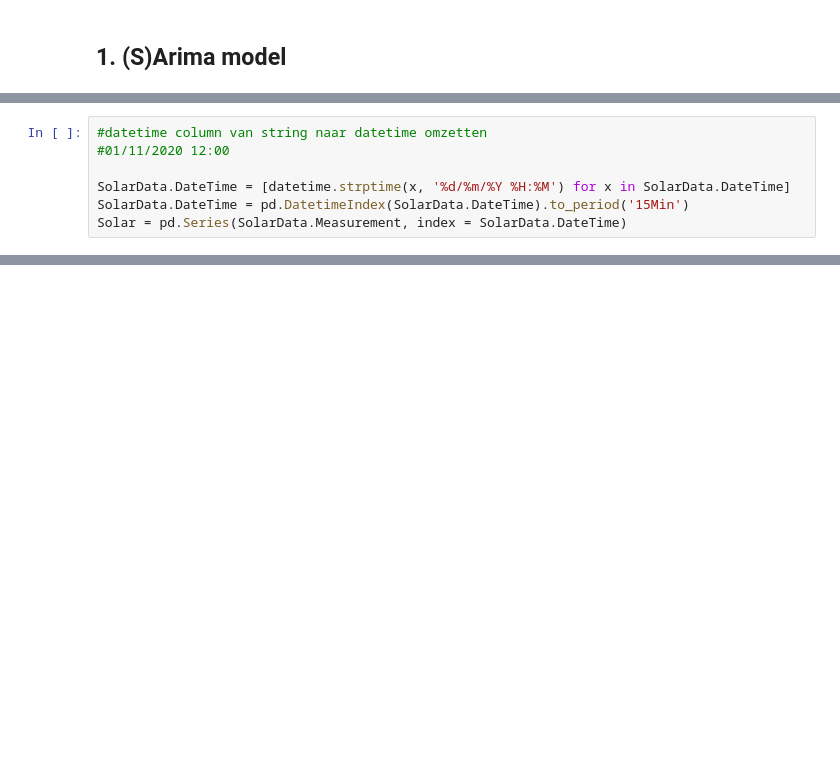
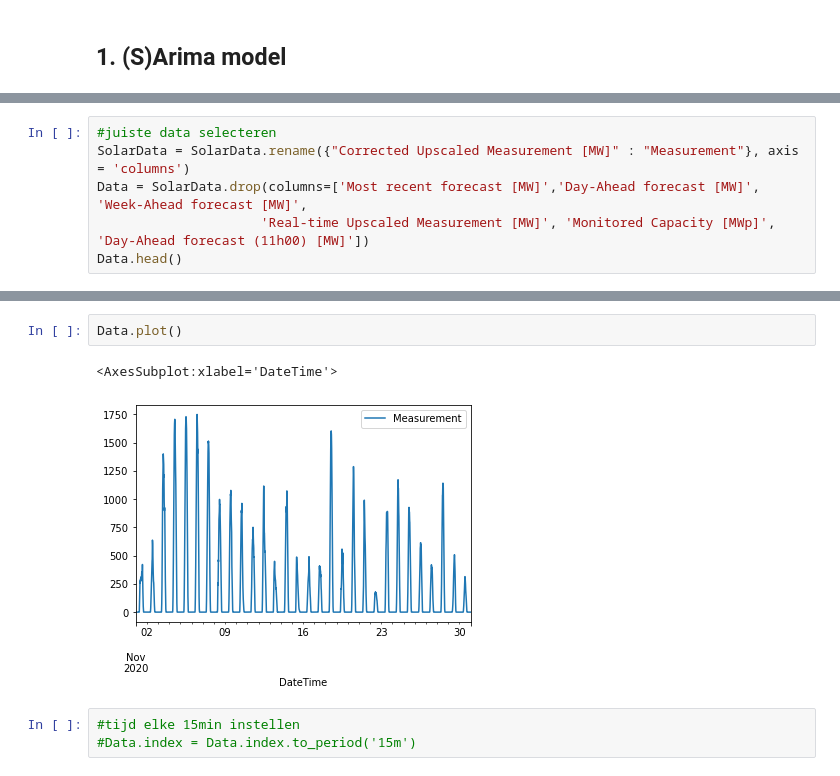
Before and after one commit to eknaepen/Solar_predictions, a Jupyter notebook: opdracht.ipynb, the cells around one changed output, grey strips where cells are left out. Drawn from its saved outputs; the diff is of its cells as text; blank space fills up the shorter version.

```diff
--- a/opdracht.ipynb
+++ b/opdracht.ipynb
@@ -70,7 +46,0 @@ SolarData = SolarData.rename({"Corrected Upscaled Measurement [MW]" : "Measureme
-# %%
-#datetime column van string naar datetime omzetten
-#01/11/2020 12:00
-
-SolarData.DateTime = [datetime.strptime(x, '%d/%m/%Y %H:%M') for x in SolarData.DateTime]
-SolarData.DateTime = pd.DatetimeIndex(SolarData.DateTime).to_period('15Min')
-Solar = pd.Series(SolarData.Measurement, index = SolarData.DateTime)
@@ -83,0 +47,6 @@ LinAlgError: Schur decomposition solver error.
+# %%
+#juiste data selecteren
+SolarData = SolarData.rename({"Corrected Upscaled Measurement [MW]" : "Measurement"}, axis = 'columns')
+Data = SolarData.drop(columns=['Most recent forecast [MW]','Day-Ahead forecast [MW]', 'Week-Ahead forecast [MW]',
+                     'Real-time Upscaled Measurement [MW]', 'Monitored Capacity [MWp]', 'Day-Ahead forecast (11h00) [MW]'])
+Data.head()
@@ -83,0 +61,8 @@ LinAlgError: Schur decomposition solver error.
+# %%
+Data.plot()
+# %% [output]
+<AxesSubplot:xlabel='DateTime'>
+[figure, added]
+# %%
+#tijd elke 15min instellen
+#Data.index = Data.index.to_period('15m')
```
Also changed, not shown: parts of 15 cells of this notebook.
